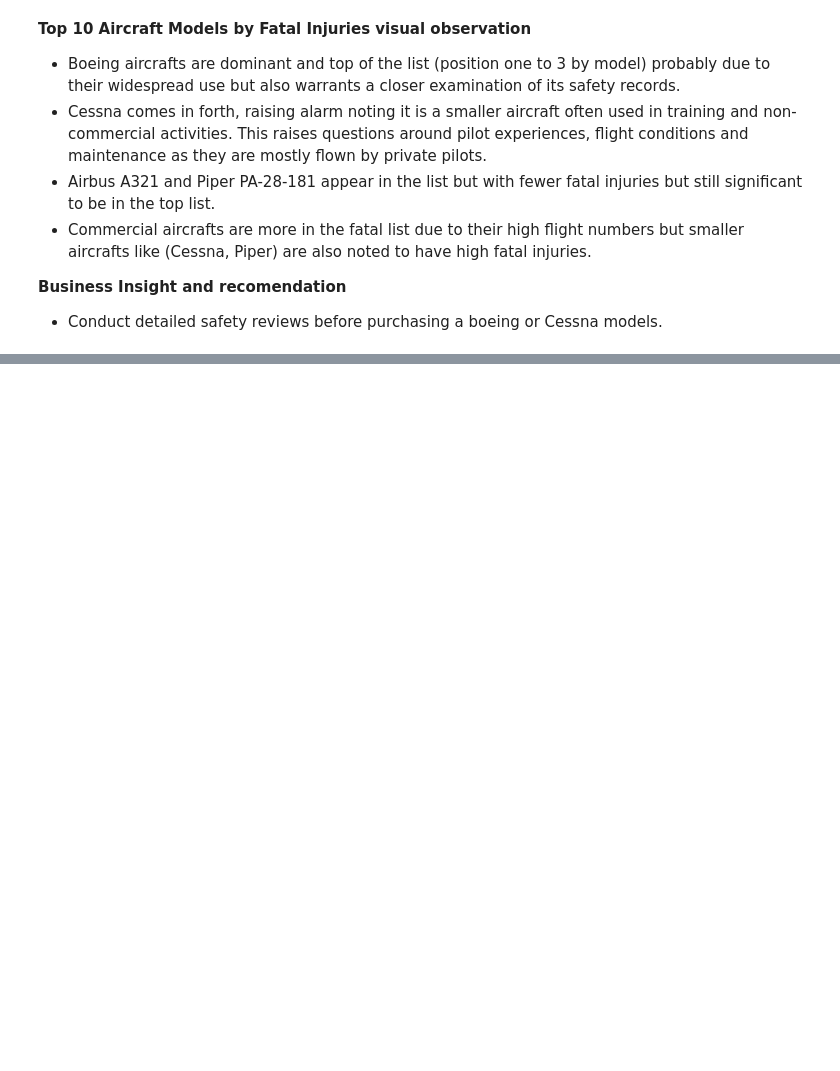
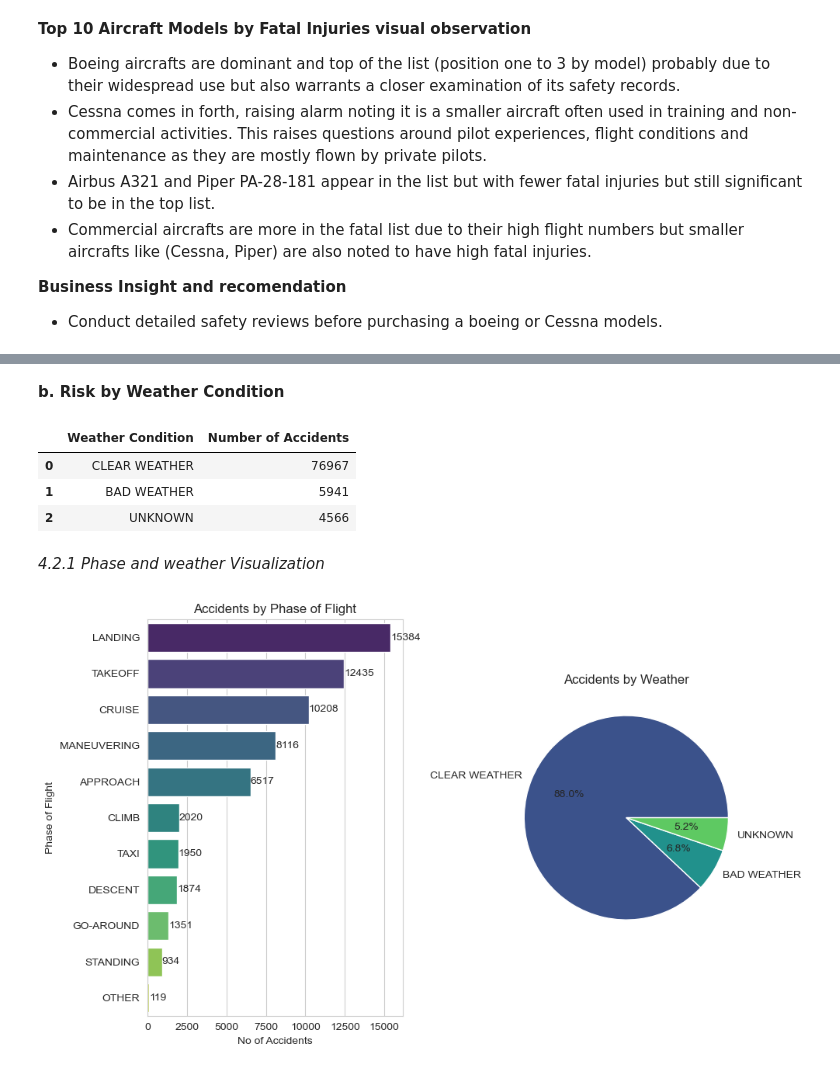
Before and after one commit to KaiFa254/Aviation-Accidents-Analysis-School-Project, a Jupyter notebook: Aviation_risk_analysis_notebook.ipynb, the cells around one changed output, grey strips where cells are left out. Cells and saved outputs as stored; diff of their text form; code cells hidden in the pictures; blank space fills up the shorter version.

Commit message:
Data analysis - Accident phases and weather conditios

```diff
--- a/Aviation_risk_analysis_notebook.ipynb
+++ b/Aviation_risk_analysis_notebook.ipynb
@@ -369,0 +374,8 @@ plt.tight_layout()
+# %%
+#Accidents grouped by Known phase
+#We are excluding accidents with unknown phase of flight
+
+Phase_risk = (clean_df[clean_df["Broad.phase.of.flight"]!='UNKNOWN']['Broad.phase.of.flight'].value_counts().reset_index().rename(columns={'index': 'Phase of Flight', 'Broad.phase.of.flight': 'Number of Accidents'}))
+
+#overview
+Phase_risk
@@ -369,0 +395,40 @@ plt.tight_layout()
+# %% [markdown]
+**b. Risk by Weather Condition**
+# %%
+#Fatal Accidents grouped by weather
+
+weather_risk = (clean_df["Weather.Condition"].value_counts().reset_index().rename(columns={'index': 'Weather Condition', 'Weather.Condition': 'Number of Accidents'}))
+
+#Overview
+weather_risk
+# %% [output]
+|  | Weather Condition | Number of Accidents |
+| 0 | CLEAR WEATHER | 76967 |
+| 1 | BAD WEATHER | 5941 |
+| 2 | UNKNOWN | 4566 |
+# %% [markdown]
+*4.2.1 Phase and weather Visualization*
+# %%
+#creating two visuals in same subplot
+
+fig, axs = plt.subplots(1, 2, figsize=(10,6))
+
+#Phase flight
+
+sns.barplot(data=Phase_risk,x="Number of Accidents", y="Phase of Flight",palette="viridis", ax=axs[0])
+axs[0].set_title("Accidents by Phase of Flight")
+axs[0].set_xlabel("No of Accidents")
+axs[0].set_ylabel("Phase of Flight")
+for i, v in enumerate(Phase_risk["Number of Accidents"]):
+    axs[0].text(v+0.5, i, str(v),va="center")
+
+
+#Phase flight
+
+axs[1].pie(weather_risk["Number of Accidents"], labels=weather_risk["Weather Condition"],autopct='%1.1f%%',
+           colors=sns.color_palette("viridis", len(weather_risk)))
+axs[1].set_title("Accidents by Weather")
+
+plt.tight_layout()
+# %% [output]
+[figure, added]
```
Also changed, not shown: parts of 4 cells of this notebook.
